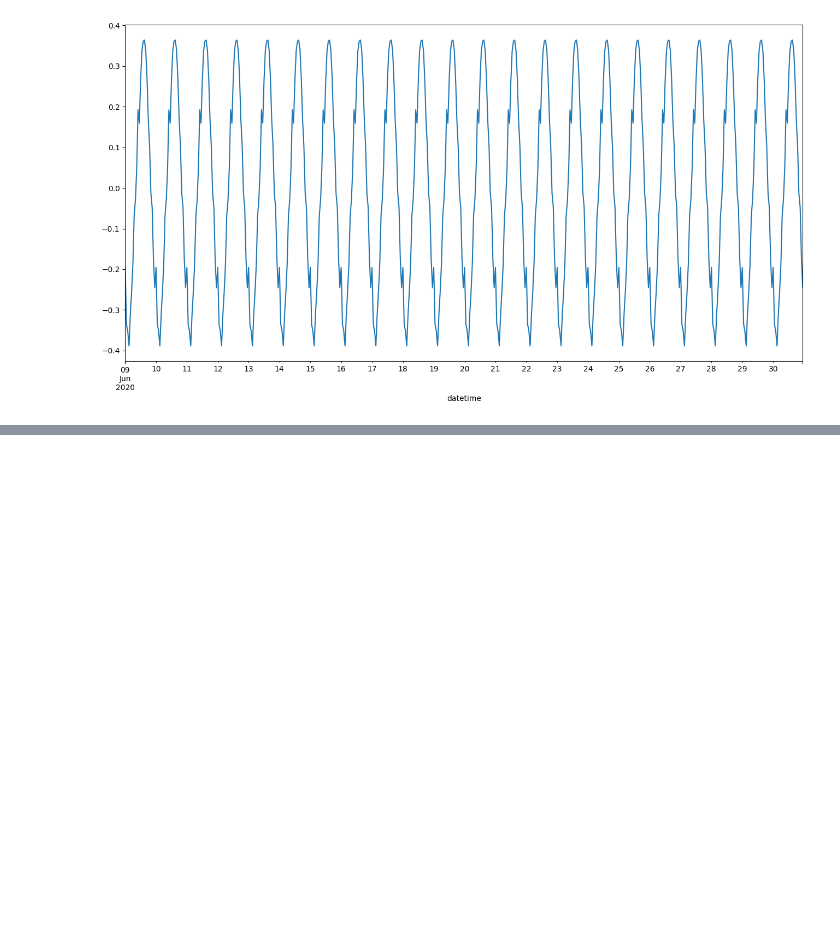
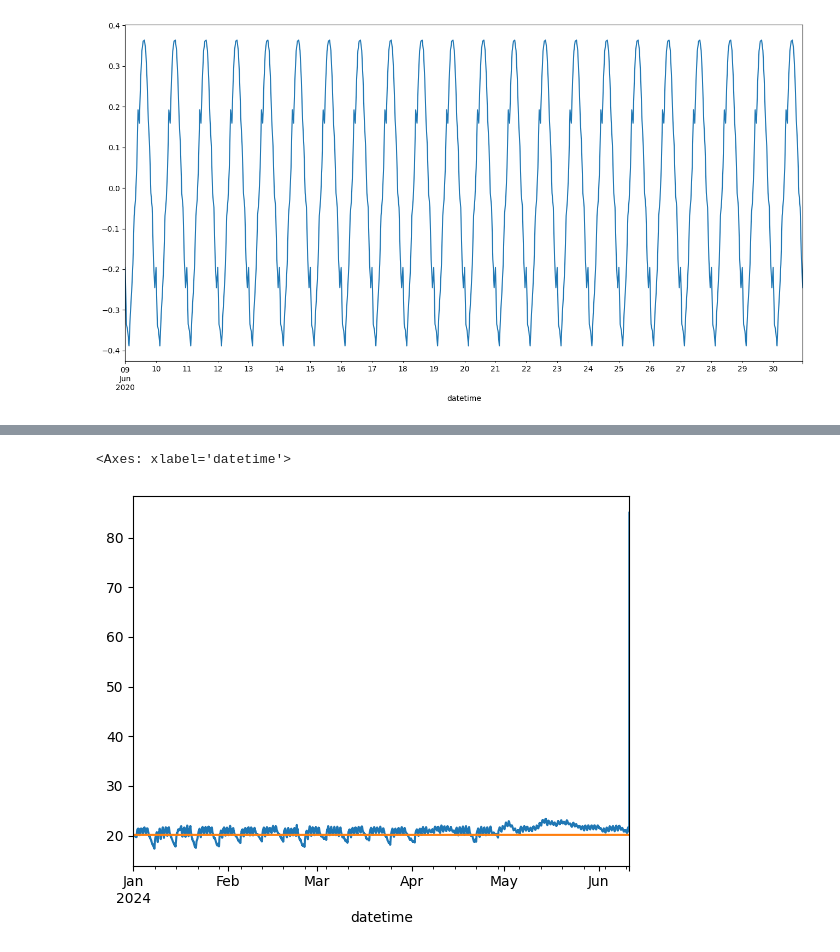
Before and after one commit to afaqahmed91/deeplearning, a Jupyter notebook: notebooks/indoor_temperature_predictor/sarimax.ipynb, the cells around one changed output, grey strips where cells are left out. Drawn from its saved outputs; the diff is of its cells as text; code cells hidden in the pictures; blank space fills up the shorter version.

```diff
--- a/notebooks/indoor_temperature_predictor/sarimax.ipynb
+++ b/notebooks/indoor_temperature_predictor/sarimax.ipynb
@@ -48,3 +94,11 @@ dtype: bool
+# %%
+import pandas as pd
+combined_df = pd.read_csv("combined.csv", index_col = "datetime")
+combined_df.index = pd.to_datetime(combined_df.index, utc=True)
+combined_df = combined_df.asfreq("h")
+# %%
+combine_X = combined_df.drop("ZAT", axis=1)
+Y = combined_df["ZAT"]
 # %%
 X_train = combine_X.loc[:"2023-12-31"]
 X_test = combine_X.loc["2024-01-01":]
@@ -154,0 +185,13 @@ Freq: h, Name: ZAT, Length: 8760, dtype: float64
+# %%
+model = SARIMAX(endog=y_train, order=(1, 1, 1), seasonal_order=(0, 0, 0, 24))
+results: SARIMAXResults = model.fit()
+# %%
+start = len(y_train)
+end = start + len(y_test) - 1
+predictions = results.predict(start=start, end=end)
+# %%
+y_test.plot()
+predictions.plot()
+# %% [output]
+<Axes: xlabel='datetime'>
+[figure, added]
```
Also changed, not shown: parts of 14 cells of this notebook.
